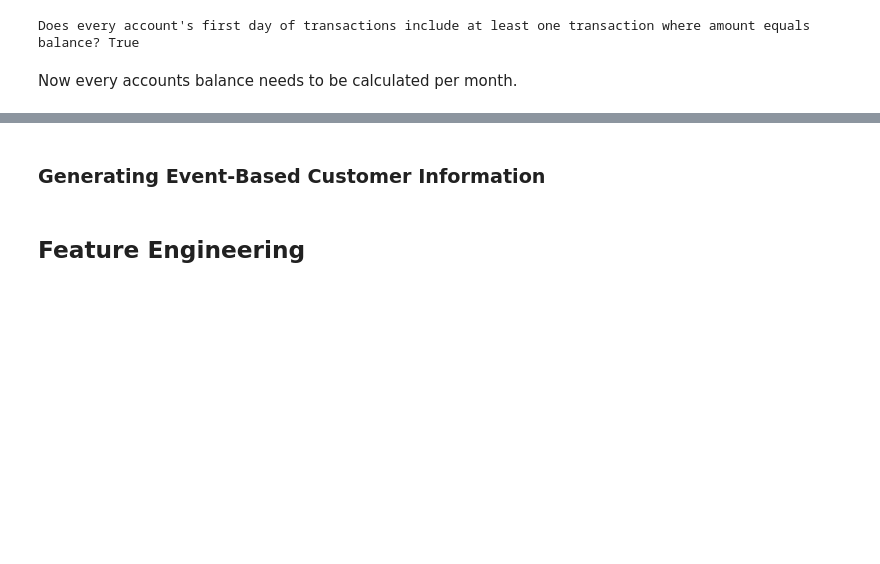
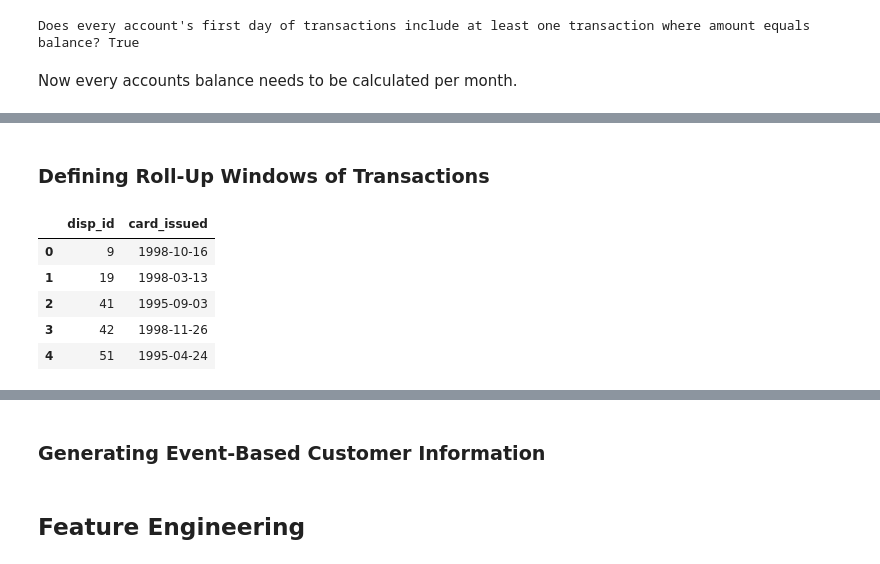
Before and after one commit to okaynils/fhnw-ds-aml, a Jupyter notebook: notebook.ipynb, the cells around one changed output, grey strips where cells are left out. Drawn from its saved outputs; the diff is of its cells as text; code cells hidden in the pictures; blank space fills up the shorter version.

```diff
--- a/notebook.ipynb
+++ b/notebook.ipynb
@@ -392,0 +398,12 @@ transactions_monthly
+# %% [markdown]
+### Defining Roll-Up Windows of Transactions
+# %%
+card_issued = card.groupby('disp_id')['card_issued'].min().reset_index()
+card_issued.head(5)
+# %% [output]
+|  | disp_id | card_issued |
+| 0 | 9 | 1998-10-16 |
+| 1 | 19 | 1998-03-13 |
+| 2 | 41 | 1995-09-03 |
+| 3 | 42 | 1998-11-26 |
+| 4 | 51 | 1995-04-24 |
```
Also changed, not shown: parts of 21 cells of this notebook.
